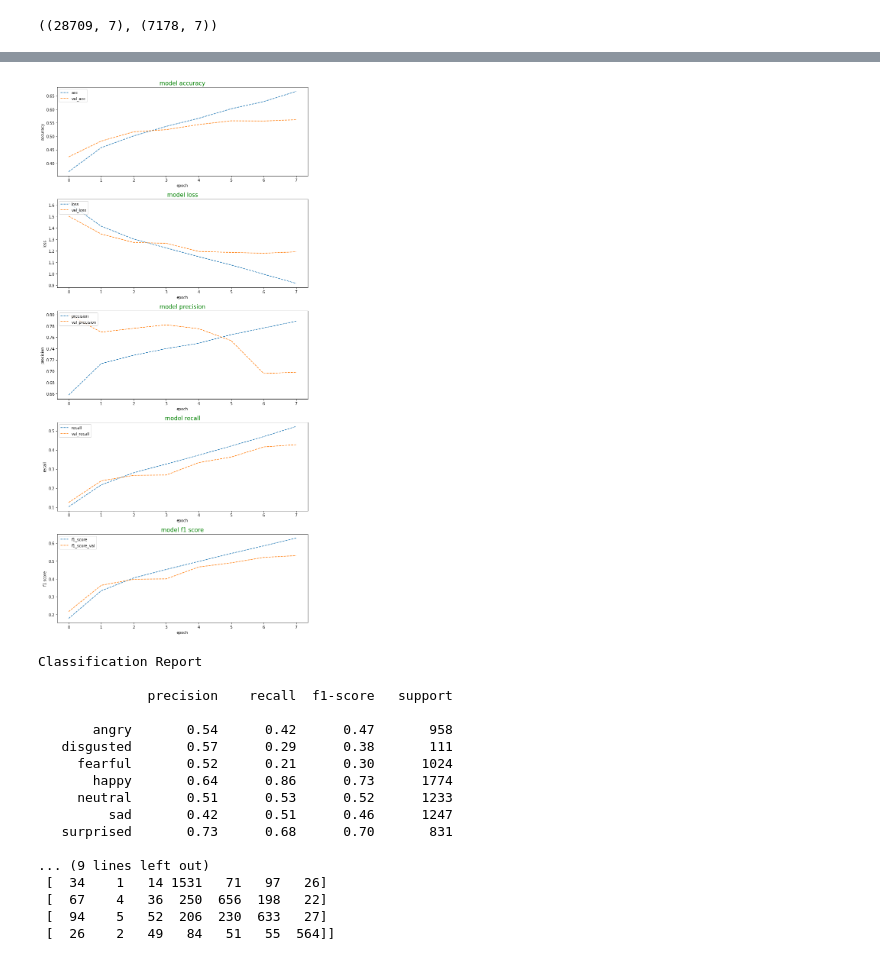
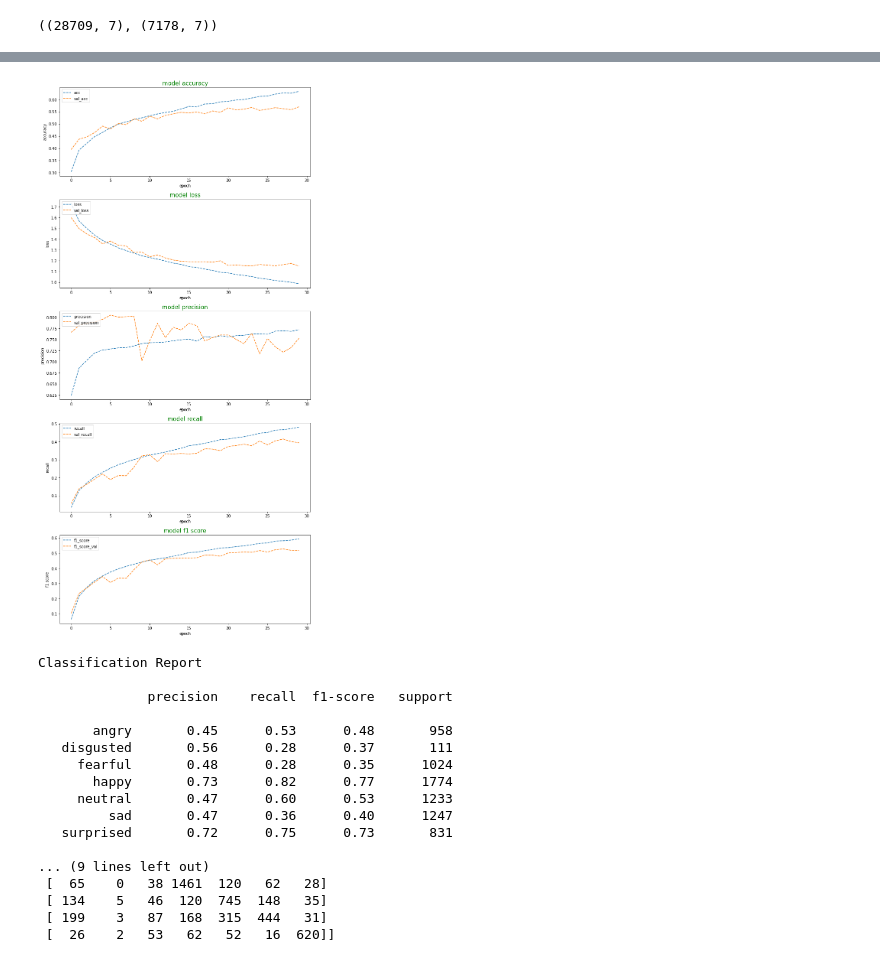
Before and after one commit to Varun221/Real_time_emotion_detection, a Jupyter notebook: emotion_detection.ipynb, the cells around one changed output, grey strips where cells are left out. Cells and saved outputs as stored; diff of their text form; code cells hidden in the pictures.

```diff
--- a/emotion_detection.ipynb
+++ b/emotion_detection.ipynb
@@ -126,16 +126,16 @@ from tensorflow.keras import Model
 from tensorflow.keras.layers import Conv2D, Dense, Flatten, BatchNormalization, Dropout, MaxPooling2D, Input
 # %%
 input = Input(shape=(48,48,3))
-x = Conv2D(64, (5,5), activation='relu')(input)
+x = Conv2D(16, (5,5), activation='relu')(input)
 x = BatchNormalization()(x)
 x = MaxPooling2D((3,3), strides=2)(x)
 x = Dropout(0.25)(x)
-x = Conv2D(64, (5,5), activation='relu')(x)
+x = Conv2D(32, (5,5), activation='relu')(x)
 x = MaxPooling2D((3,3), strides=2)(x)
-x = Dropout(0.25)(x)
-x = Conv2D(128, (4,4), activation='relu')(x)
+x = Dropout(0.2)(x)
+x = Conv2D(64, (4,4), activation='relu')(x)
 x = Flatten()(x)
-x = Dense(1024, activation='relu')(x)
+x = Dense(40, activation='relu')(x)
 output = Dense(7, activation='softmax')(x)
 model = Model(inputs=input, outputs=output)
 # %%
@@ -167,5 +167,5 @@ model.compile(optimizer=opt, loss = 'categorical_crossentropy', metrics = [tf.ke
                                                                            tf.keras.metrics.Recall(),
                                                                            'accuracy'])
 # %%
-history = model.fit(X_train_proc, Y_train_proc, epochs=8, verbose=1, validation_data=(X_test_proc, Y_test_proc))
+history = model.fit(X_train_proc, Y_train_proc, epochs=30, verbose=1, validation_data=(X_test_proc, Y_test_proc))
 # %% [output]
@@ -188,7 +189,8 @@ Epoch 8/8
 # %%
+# PLOTTING TRAINING RESULTS
 # plotting accuracy, loss, recall, precision and f1 score of training and validation sets
 
-num = 2
+num = 7
 prec = f"precision_{num}"
 rec = f"recall_{num}"
 valprec = f"val_precision_{num}"
@@ -226,35 +228,35 @@ plt.ylabel('precision')
 plt.xlabel('epoch')
 plt.legend(loc='upper left')
 #axes=plt.gca()
 
 plt.subplot(514)
 plt.plot(history.history[rec], '--', label='recall')
 plt.plot(history.history[valrec], '--',label='val_recall')
 plt.title('model recall',fontsize=15, color='green')
 plt.ylabel('recall')
 plt.xlabel('epoch')
 plt.legend(loc='upper left')
 #axes=plt.gca()
 
 precision = history.history[prec]
 recall = history.history[rec]
 precval = history.history[valprec]
 recval = history.history[valrec]
 f1 = [(2*a*b)/(a+b) for a,b in zip(precision, recall)]
-f1_val = [(2*a*b)/(a+b) for a,b in zip(precval, recval)]
+f1_val = [(2*a*b)/(a+b+1e-7) for a,b in zip(precval, recval)]
 
 plt.subplot(515)
 plt.plot(f1, '--', label='f1_score')
 plt.plot(f1_val, '--',label='f1_score_val')
 plt.title('model f1 score',fontsize=15,color='green')
 plt.ylabel('f1 score')
 plt.xlabel('epoch')
 plt.legend(loc='upper left')
 #axes=plt.gca()
 
 plt.show()
 # %% [output]
-[figure, old version]
+[figure, new version]
 # %%
 # classification reports and confusion matrix
 from sklearn.metrics import classification_report
@@ -271,19 +273,19 @@ Classification Report
 
               precision    recall  f1-score   support
 
-       angry       0.54      0.42      0.47       958
-   disgusted       0.57      0.29      0.38       111
-     fearful       0.52      0.21      0.30      1024
-       happy       0.64      0.86      0.73      1774
-     neutral       0.51      0.53      0.52      1233
-         sad       0.42      0.51      0.46      1247
-   surprised       0.73      0.68      0.70       831
+       angry       0.45      0.53      0.48       958
+   disgusted       0.56      0.28      0.37       111
+     fearful       0.48      0.28      0.35      1024
+       happy       0.73      0.82      0.77      1774
+     neutral       0.47      0.60      0.53      1233
+         sad       0.47      0.36      0.40      1247
+   surprised       0.72      0.75      0.73       831
 
 ... (9 lines left out)
- [  34    1   14 1531   71   97   26]
- [  67    4   36  250  656  198   22]
- [  94    5   52  206  230  633   27]
- [  26    2   49   84   51   55  564]]
+ [  65    0   38 1461  120   62   28]
+ [ 134    5   46  120  745  148   35]
+ [ 199    3   87  168  315  444   31]
+ [  26    2   53   62   52   16  620]]
 # %%
 # confusion matrix
 import seaborn as sns
```
Also changed, not shown: parts of 6 cells of this notebook.
